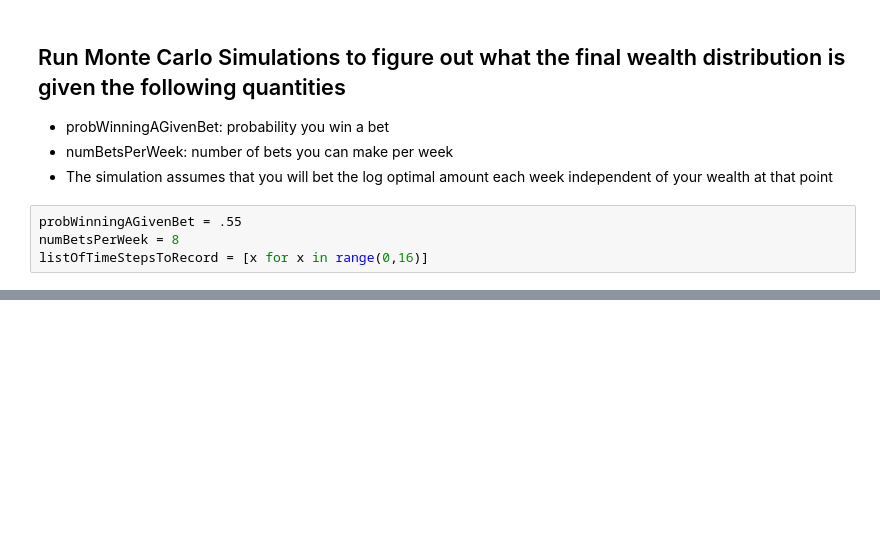
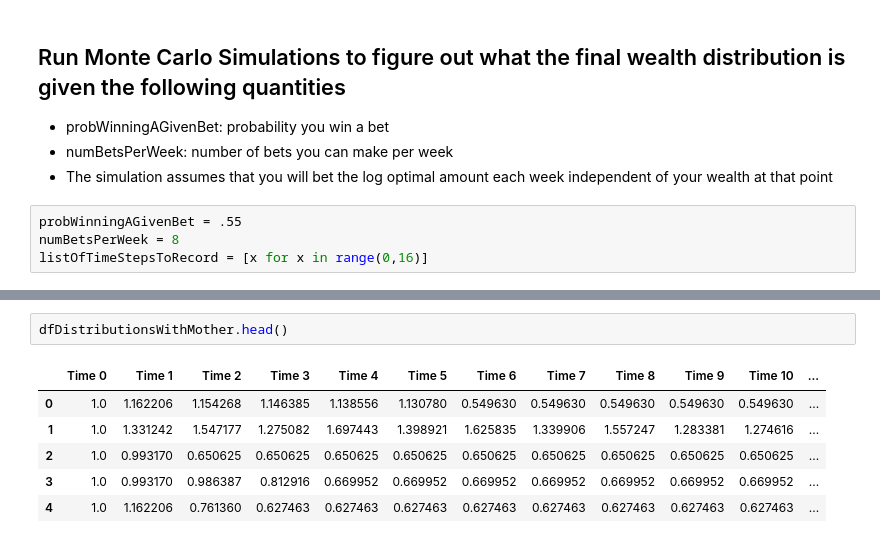
Before and after one commit to bubblesort251/GamblingAnalysis, a Jupyter notebook: BreakEvenAnalysis.ipynb, the cells around one changed output, grey strips where cells are left out. Cells and saved outputs as stored; diff of their text form; blank space fills up the shorter version.

```diff
--- a/BreakEvenAnalysis.ipynb
+++ b/BreakEvenAnalysis.ipynb
@@ -90,0 +114,9 @@ dfDistributions.head(10)
+# %%
+dfDistributionsWithMother.head()
+# %% [output]
+|  | Time 0 | Time 1 | Time 2 | Time 3 | Time 4 | Time 5 | Time 6 | Time 7 | Time 8 | Time 9 | Time 10 | ... |
+| 0 | 1.0 | 1.162206 | 1.154268 | 1.146385 | 1.138556 | 1.130780 | 0.549630 | 0.549630 | 0.549630 | 0.549630 | 0.549630 | ... |
+| 1 | 1.0 | 1.331242 | 1.547177 | 1.275082 | 1.697443 | 1.398921 | 1.625835 | 1.339906 | 1.557247 | 1.283381 | 1.274616 | ... |
+| 2 | 1.0 | 0.993170 | 0.650625 | 0.650625 | 0.650625 | 0.650625 | 0.650625 | 0.650625 | 0.650625 | 0.650625 | 0.650625 | ... |
+| 3 | 1.0 | 0.993170 | 0.986387 | 0.812916 | 0.669952 | 0.669952 | 0.669952 | 0.669952 | 0.669952 | 0.669952 | 0.669952 | ... |
+| 4 | 1.0 | 1.162206 | 0.761360 | 0.627463 | 0.627463 | 0.627463 | 0.627463 | 0.627463 | 0.627463 | 0.627463 | 0.627463 | ... |
```
Also changed, not shown: parts of 12 cells of this notebook, 1 other file.
